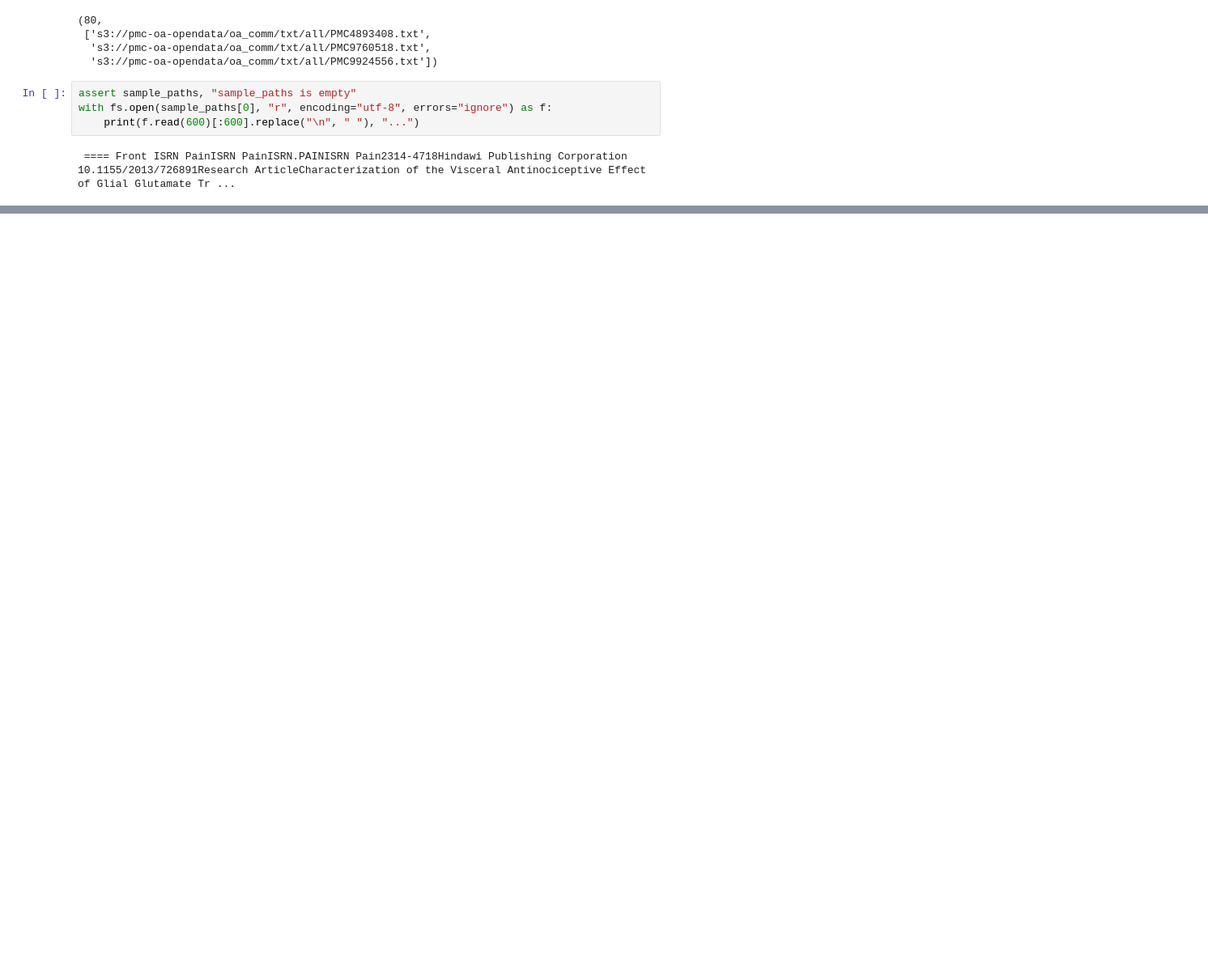
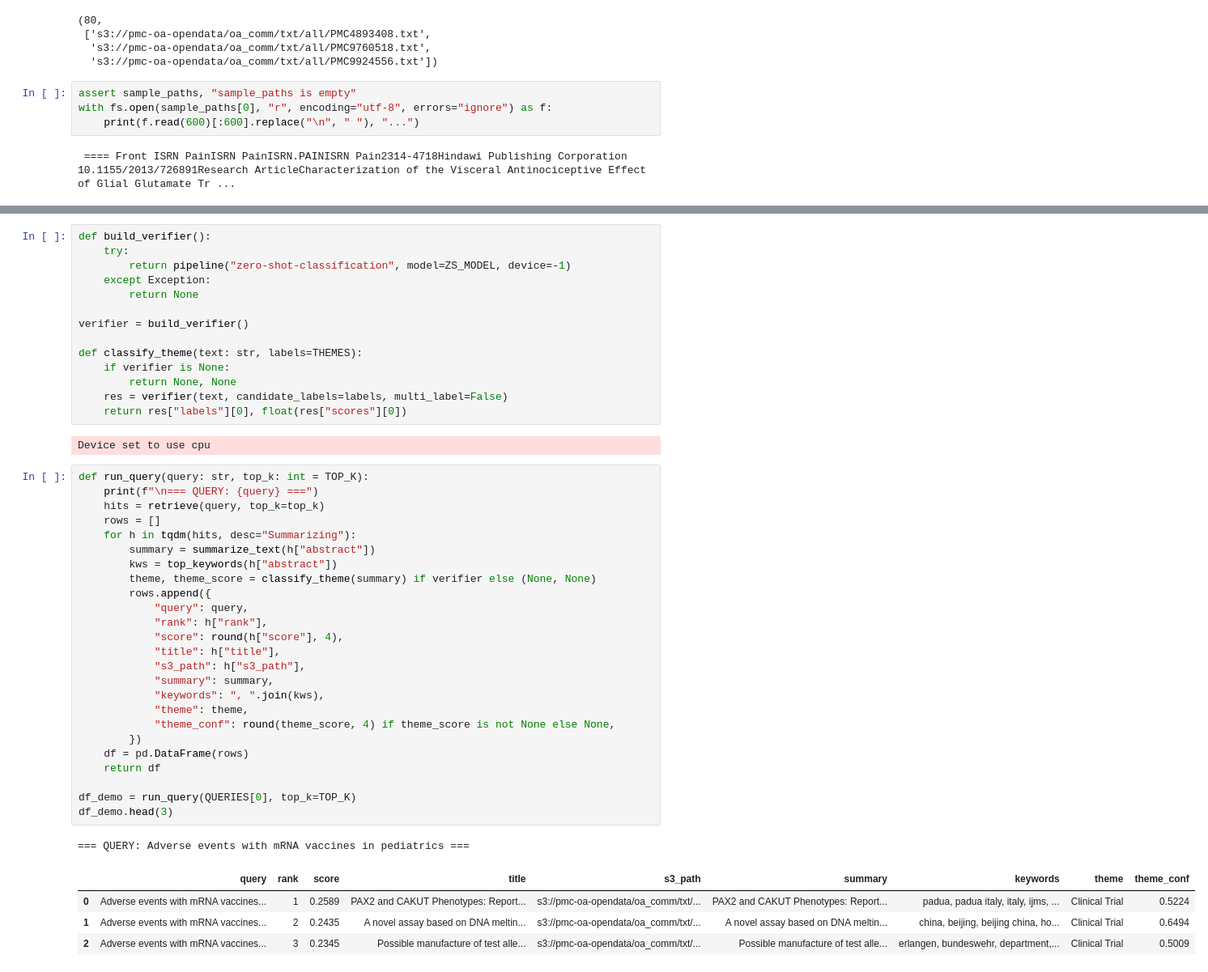
Before and after one commit to alisoliman-47/case-study, a Jupyter notebook: case-study.ipynb, the cells around one changed output, grey strips where cells are left out. Shown at 81% size. Drawn from its saved outputs; the diff is of its cells as text; blank space fills up the shorter version.

Commit message:
Completed all data extraction and predictions into frames

```diff
--- a/case-study.ipynb
+++ b/case-study.ipynb
@@ -217,0 +406,47 @@ len(docs)
+# %%
+def build_verifier():
+    try:
+        return pipeline("zero-shot-classification", model=ZS_MODEL, device=-1)
+    except Exception:
+        return None
+
+verifier = build_verifier()
+
+def classify_theme(text: str, labels=THEMES):
+    if verifier is None:
+        return None, None
+    res = verifier(text, candidate_labels=labels, multi_label=False)
+    return res["labels"][0], float(res["scores"][0])
+# %% [output]
+Device set to use cpu
+# %%
+def run_query(query: str, top_k: int = TOP_K):
+    print(f"\n=== QUERY: {query} ===")
+    hits = retrieve(query, top_k=top_k)
+    rows = []
+    for h in tqdm(hits, desc="Summarizing"):
+        summary = summarize_text(h["abstract"])
+        kws = top_keywords(h["abstract"])
+        theme, theme_score = classify_theme(summary) if verifier else (None, None)
+        rows.append({
+            "query": query,
+            "rank": h["rank"],
+            "score": round(h["score"], 4),
+            "title": h["title"],
+            "s3_path": h["s3_path"],
+            "summary": summary,
+            "keywords": ", ".join(kws),
+            "theme": theme,
+            "theme_conf": round(theme_score, 4) if theme_score is not None else None,
+        })
+    df = pd.DataFrame(rows)
+    return df
+
+df_demo = run_query(QUERIES[0], top_k=TOP_K)
+df_demo.head(3)
+# %% [output]
+=== QUERY: Adverse events with mRNA vaccines in pediatrics ===
+|  | query | rank | score | title | s3_path | summary | keywords | theme | theme_conf |
+| 0 | Adverse events with mRNA vaccines... | 1 | 0.2589 | PAX2 and CAKUT Phenotypes: Report... | s3://pmc-oa-opendata/oa_comm/txt/... | PAX2 and CAKUT Phenotypes: Report... | padua, padua italy, italy, ijms, ... | Clinical Trial | 0.5224 |
+| 1 | Adverse events with mRNA vaccines... | 2 | 0.2435 | A novel assay based on DNA meltin... | s3://pmc-oa-opendata/oa_comm/txt/... | A novel assay based on DNA meltin... | china, beijing, beijing china, ho... | Clinical Trial | 0.6494 |
+| 2 | Adverse events with mRNA vaccines... | 3 | 0.2345 | Possible manufacture of test alle... | s3://pmc-oa-opendata/oa_comm/txt/... | Possible manufacture of test alle... | erlangen, bundeswehr, department,... | Clinical Trial | 0.5009 |
```
Also changed, not shown: parts of 6 cells of this notebook, 2 other files.
